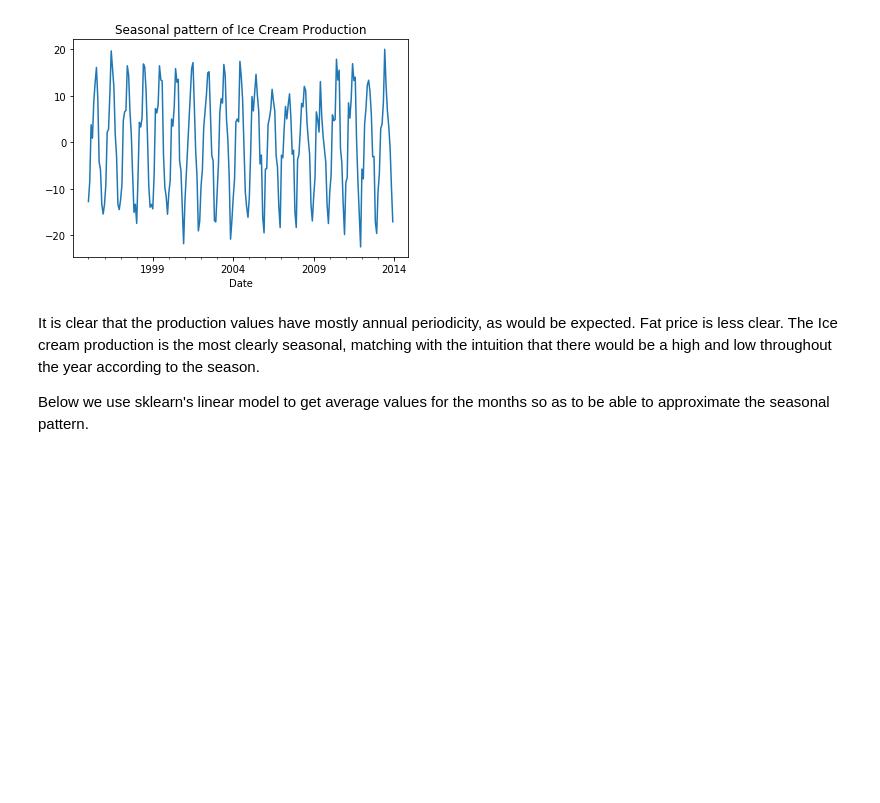
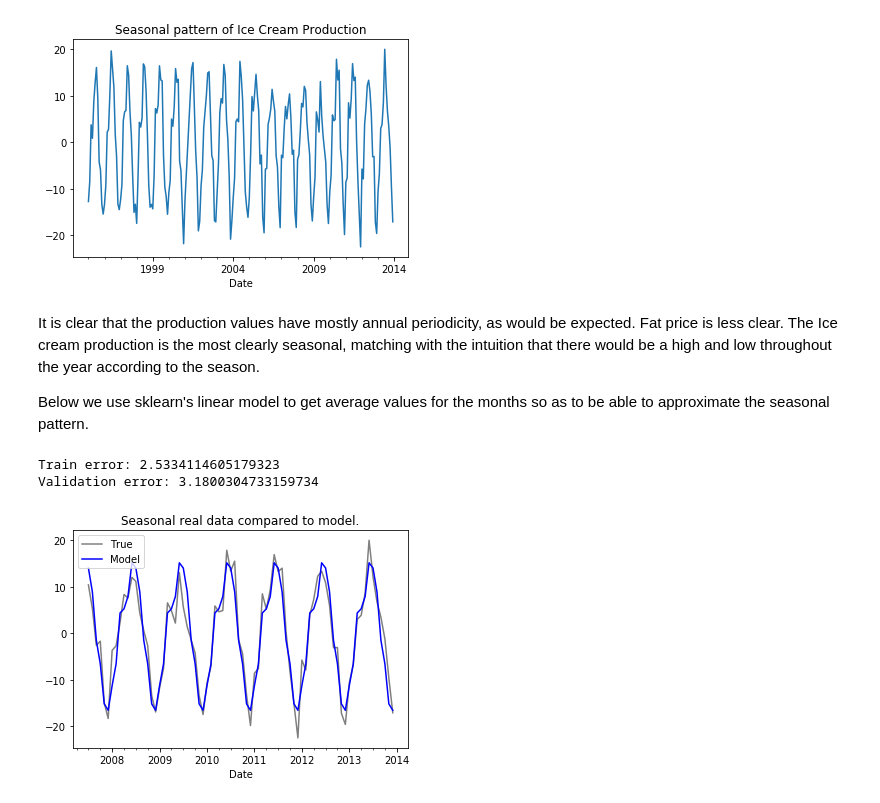
Before and after one commit to bwdGitHub/Time-Series, a Jupyter notebook: Time Series Analysis.ipynb, the cells around one changed output. Cells and saved outputs as stored; diff of their text form; code cells hidden in the pictures; blank space fills up the shorter version.

Commit message:
Added seasonal modelling

```diff
--- a/Time Series Analysis.ipynb
+++ b/Time Series Analysis.ipynb
@@ -241,10 +241,53 @@ def get_seasonal(column, df, lowess=False, winfrac = 24, plot = False):
         plt.show()
     return seasonal
 
-_ = get_seasonal(items[1], df, lowess=True, winfrac = 0.2, plot=True)
+seasonal = get_seasonal(items[1], df, lowess=True, winfrac = 0.2, plot=True)
 # %% [output]
 [figure]
 # %% [markdown]
 It is clear that the production values have mostly annual periodicity, as would be expected. Fat price is less clear. The Ice cream production is the most clearly seasonal, matching with the intuition that there would be a high and low throughout the year according to the season.
 
 Below we use sklearn's linear model to get average values for the months so as to be able to approximate the seasonal pattern.
+# %%
+from sklearn.linear_model import LinearRegression
+def model_seasonal(seasonal):
+    months = seasonal.index.month
+    features = pd.get_dummies(months)
+    # reshape to fit sklearn models
+    targets = np.reshape(seasonal.values, (-1,1))
+    reg = LinearRegression(fit_intercept = False)
+    reg.fit(features, targets)
+    return reg
+
+def predict(seasonal, reg):
+    months = seasonal.index.month
+    features = pd.get_dummies(months)
+    predictions = reg.predict(features)
+    predictions = pd.Series(predictions.T[0], index = seasonal.index)
+    return predictions
+
+def rmse(seasonal, reg):
+    predictions = predict(seasonal, reg)
+    error = np.sqrt(np.mean(np.square(seasonal.values-predictions.values)))
+    return error
+
+
+seasonal_train = seasonal[:150]
+seasonal_valid = seasonal[150:]
+reg = model_seasonal(seasonal_train)
+print("Train error:", rmse(seasonal_train, reg))
+print("Validation error:", rmse(seasonal_valid, reg))
+# %% [output]
+Train error: 2.5334114605179323
+Validation error: 3.1800304733159734
+# %%
+def plot_seasonal(seasonal, predictions):
+    seasonal.plot(c = 'k', alpha = 0.5, label = "True")
+    predictions.plot(c = 'b', label = "Model")
+    plt.title("Seasonal real data compared to model.")
+    plt.legend()
+    plt.show()
+
+plot_seasonal(seasonal_valid, predict(seasonal_valid, reg))
+# %% [output]
+[figure, added]
```
